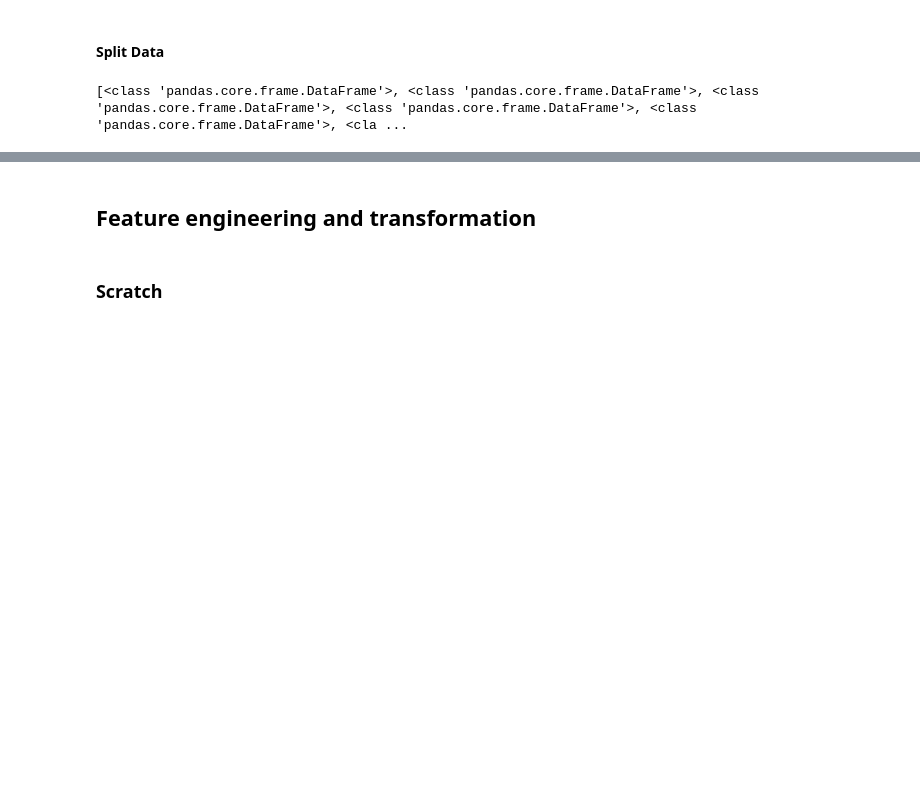
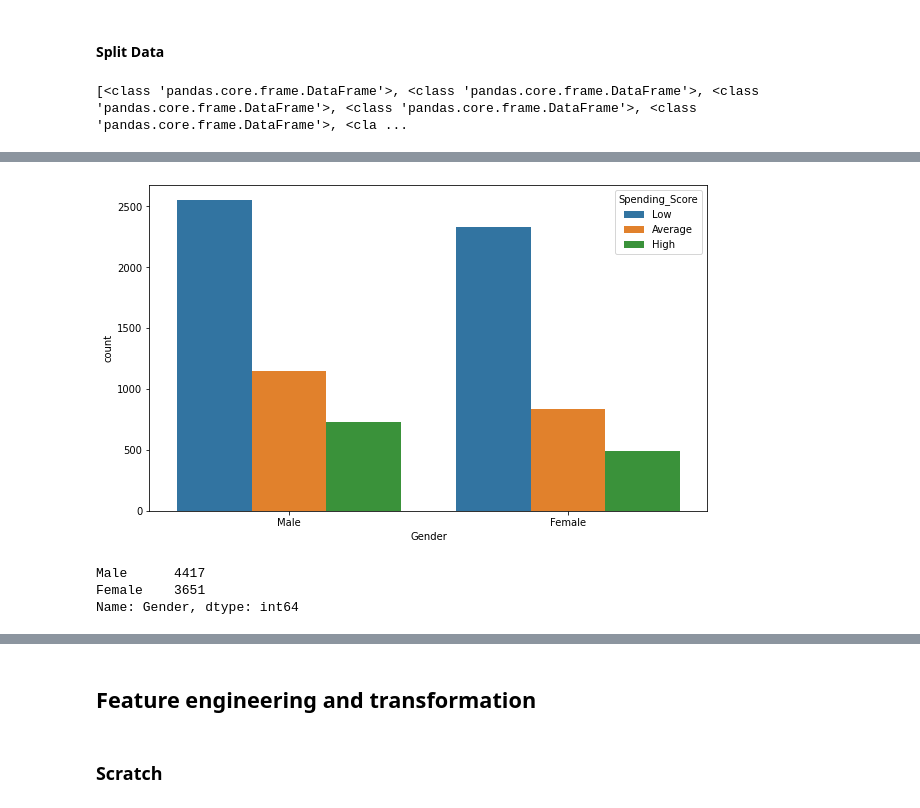
Before and after one commit to SamuelMiller413/Coding-Nomads-Deep-Learning-Miniproject-1, a Jupyter notebook: dl_miniproject_1_tabular_data.ipynb, the cells around one changed output, grey strips where cells are left out. Saved outputs shown, nothing was run; the diff lists cells and outputs as text; code cells hidden in the pictures; blank space fills up the shorter version.

```diff
--- a/dl_miniproject_1_tabular_data.ipynb
+++ b/dl_miniproject_1_tabular_data.ipynb
@@ -571,0 +647,10 @@ Name: Segmentation, dtype: float64 ohe'd
+# %%
+plot_grep(feature='gender', label='spending_score')
+# %% [output]
+[figure, added]
+# %%
+train['Gender'].value_counts()
+# %% [output]
+Male      4417
+Female    3651
+Name: Gender, dtype: int64
```
Also changed, not shown: parts of 56 cells of this notebook.
